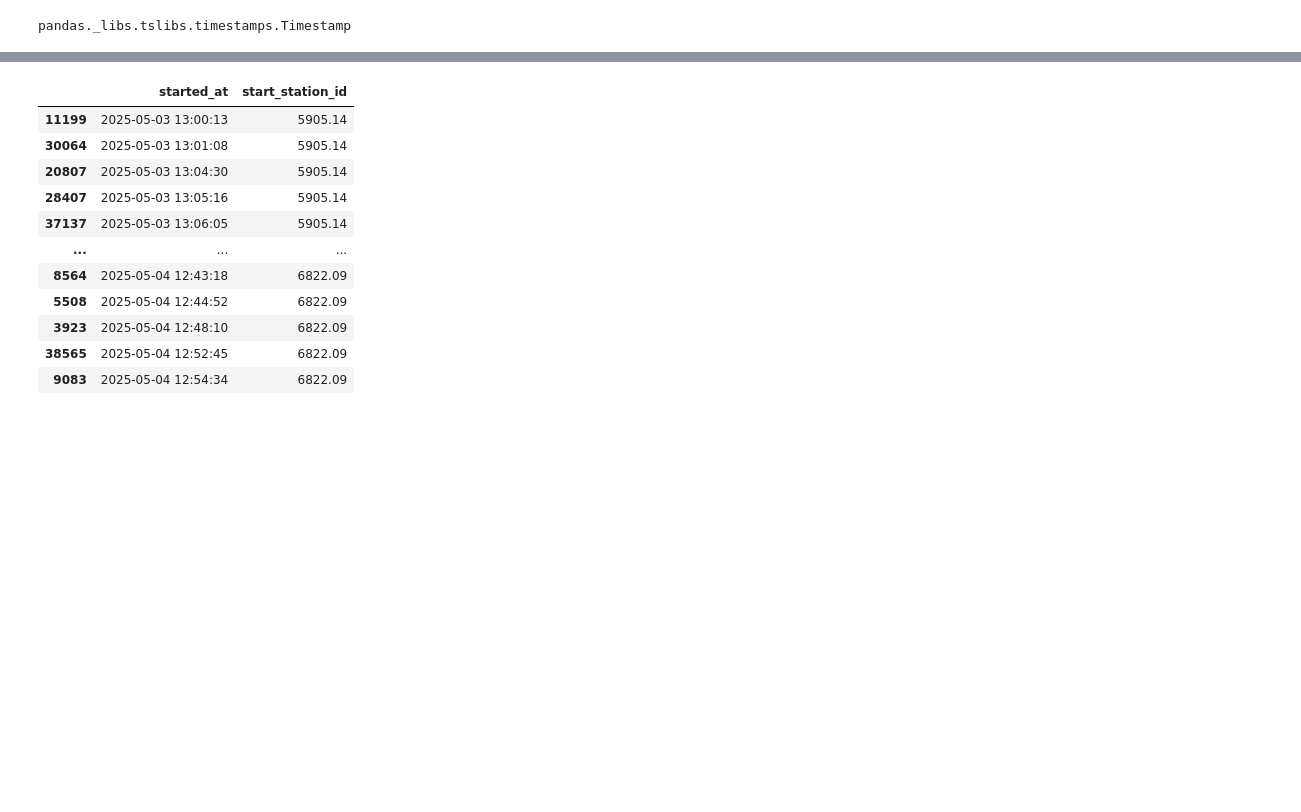
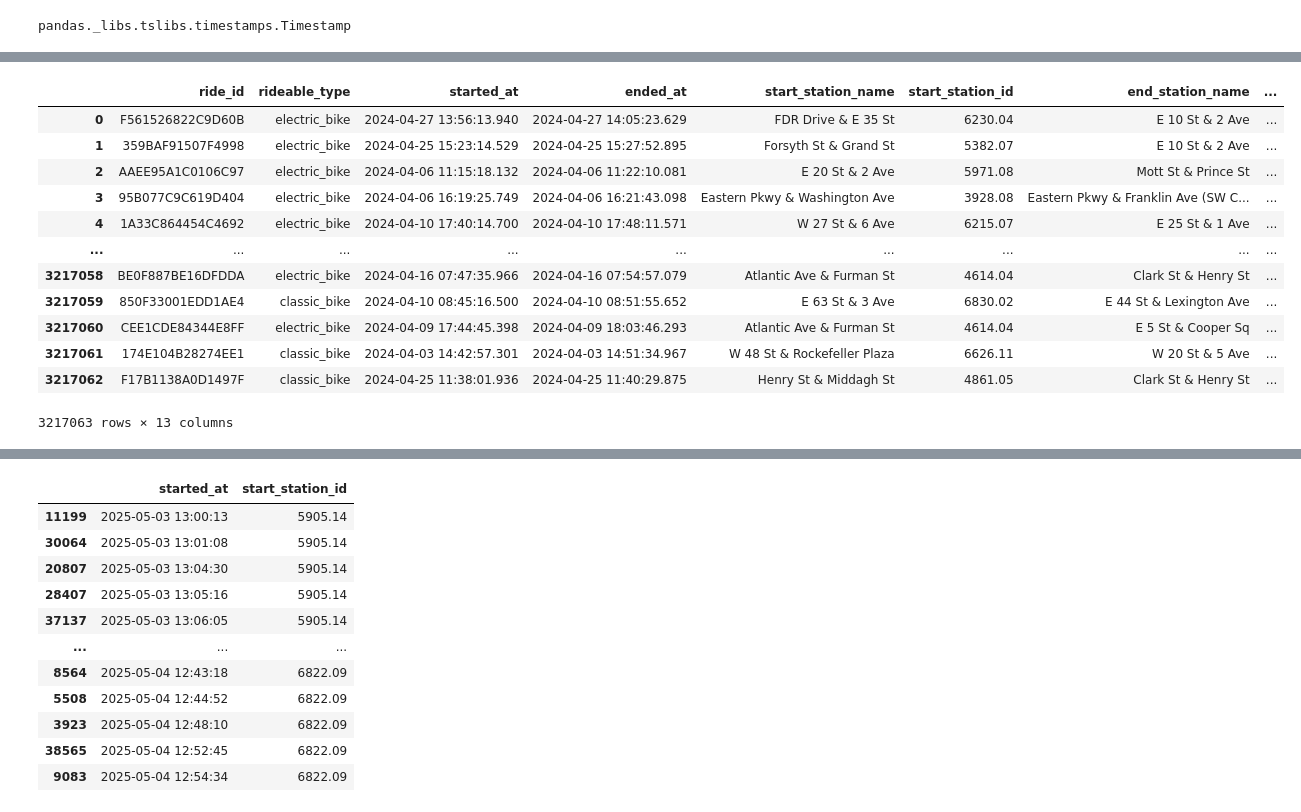
Before and after one commit to nolantphillips/CitiBike, a Jupyter notebook: notebooks/12_feature_pipeline.ipynb, the cells around one changed output, grey strips where cells are left out. Saved outputs shown, nothing was run; the diff lists cells and outputs as text; code cells hidden in the pictures; blank space fills up the shorter version.

```diff
--- a/notebooks/12_feature_pipeline.ipynb
+++ b/notebooks/12_feature_pipeline.ipynb
@@ -94,3 +484,21 @@ def fetch_batch_raw_data(from_date: Union[datetime, str], to_date: Union[datetim
+# %%
+df = pd.read_parquet(Path('..') / "data" / "test" / "citi_rides_2024_04.parquet")
+# %%
+df
+# %% [output]
+|  | ride_id | rideable_type | started_at | ended_at | start_station_name | start_station_id | end_station_name | ... |
+| 0 | F561526822C9D60B | electric_bike | 2024-04-27 13:56:13.940 | 2024-04-27 14:05:23.629 | FDR Drive & E 35 St | 6230.04 | E 10 St & 2 Ave | ... |
+| 1 | 359BAF91507F4998 | electric_bike | 2024-04-25 15:23:14.529 | 2024-04-25 15:27:52.895 | Forsyth St & Grand St | 5382.07 | E 10 St & 2 Ave | ... |
+| 2 | AAEE95A1C0106C97 | electric_bike | 2024-04-06 11:15:18.132 | 2024-04-06 11:22:10.081 | E 20 St & 2 Ave | 5971.08 | Mott St & Prince St | ... |
+| 3 | 95B077C9C619D404 | electric_bike | 2024-04-06 16:19:25.749 | 2024-04-06 16:21:43.098 | Eastern Pkwy & Washington Ave | 3928.08 | Eastern Pkwy & Franklin Ave (SW C... | ... |
+| 4 | 1A33C864454C4692 | electric_bike | 2024-04-10 17:40:14.700 | 2024-04-10 17:48:11.571 | W 27 St & 6 Ave | 6215.07 | E 25 St & 1 Ave | ... |
+| ... | ... | ... | ... | ... | ... | ... | ... | ... |
+| 3217058 | BE0F887BE16DFDDA | electric_bike | 2024-04-16 07:47:35.966 | 2024-04-16 07:54:57.079 | Atlantic Ave & Furman St | 4614.04 | Clark St & Henry St | ... |
+| 3217059 | 850F33001EDD1AE4 | classic_bike | 2024-04-10 08:45:16.500 | 2024-04-10 08:51:55.652 | E 63 St & 3 Ave | 6830.02 | E 44 St & Lexington Ave | ... |
+| 3217060 | CEE1CDE84344E8FF | electric_bike | 2024-04-09 17:44:45.398 | 2024-04-09 18:03:46.293 | Atlantic Ave & Furman St | 4614.04 | E 5 St & Cooper Sq | ... |
+| 3217061 | 174E104B28274EE1 | classic_bike | 2024-04-03 14:42:57.301 | 2024-04-03 14:51:34.967 | W 48 St & Rockefeller Plaza | 6626.11 | W 20 St & 5 Ave | ... |
+| 3217062 | F17B1138A0D1497F | classic_bike | 2024-04-25 11:38:01.936 | 2024-04-25 11:40:29.875 | Henry St & Middagh St | 4861.05 | Clark St & Henry St | ... |
+3217063 rows × 13 columns
 # %%
 rides = fetch_batch_raw_data(fetch_data_from, fetch_data_to)
 # %% [output]
```
Also changed, not shown: parts of 19 cells of this notebook, 2 other files.
